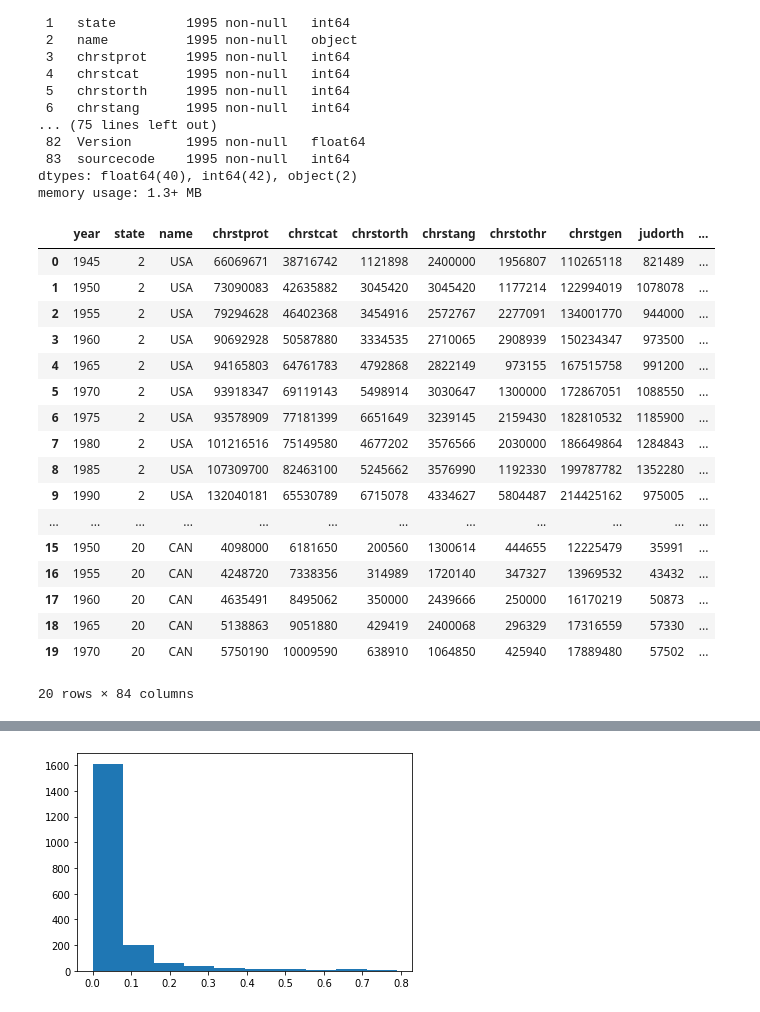
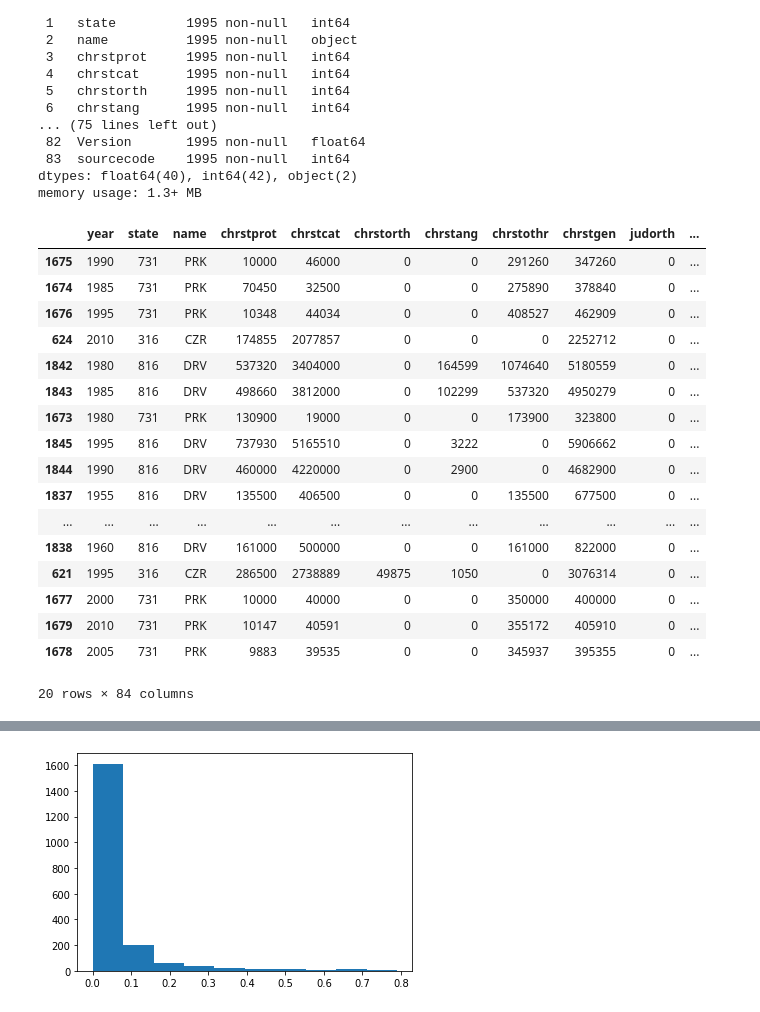
Before and after one commit to R0go/Religion, a Jupyter notebook: project.ipynb, the cells around one changed output, grey strips where cells are left out. Cells and saved outputs as stored; diff of their text form; code cells hidden in the pictures.

```diff
--- a/project.ipynb
+++ b/project.ipynb
@@ -131,25 +130,26 @@ Data columns (total 84 columns):
 dtypes: float64(40), int64(42), object(2)
 memory usage: 1.3+ MB
 # %%
+WRP_national= WRP_national.sort_values('nonreligpct', ascending=False)
 WRP_national.head(20)
 # %% [output]
 |  | year | state | name | chrstprot | chrstcat | chrstorth | chrstang | chrstothr | chrstgen | judorth | ... |
-| 0 | 1945 | 2 | USA | 66069671 | 38716742 | 1121898 | 2400000 | 1956807 | 110265118 | 821489 | ... |
-| 1 | 1950 | 2 | USA | 73090083 | 42635882 | 3045420 | 3045420 | 1177214 | 122994019 | 1078078 | ... |
-| 2 | 1955 | 2 | USA | 79294628 | 46402368 | 3454916 | 2572767 | 2277091 | 134001770 | 944000 | ... |
-| 3 | 1960 | 2 | USA | 90692928 | 50587880 | 3334535 | 2710065 | 2908939 | 150234347 | 973500 | ... |
-| 4 | 1965 | 2 | USA | 94165803 | 64761783 | 4792868 | 2822149 | 973155 | 167515758 | 991200 | ... |
-| 5 | 1970 | 2 | USA | 93918347 | 69119143 | 5498914 | 3030647 | 1300000 | 172867051 | 1088550 | ... |
-| 6 | 1975 | 2 | USA | 93578909 | 77181399 | 6651649 | 3239145 | 2159430 | 182810532 | 1185900 | ... |
-| 7 | 1980 | 2 | USA | 101216516 | 75149580 | 4677202 | 3576566 | 2030000 | 186649864 | 1284843 | ... |
-| 8 | 1985 | 2 | USA | 107309700 | 82463100 | 5245662 | 3576990 | 1192330 | 199787782 | 1352280 | ... |
-| 9 | 1990 | 2 | USA | 132040181 | 65530789 | 6715078 | 4334627 | 5804487 | 214425162 | 975005 | ... |
+| 1675 | 1990 | 731 | PRK | 10000 | 46000 | 0 | 0 | 291260 | 347260 | 0 | ... |
+| 1674 | 1985 | 731 | PRK | 70450 | 32500 | 0 | 0 | 275890 | 378840 | 0 | ... |
+| 1676 | 1995 | 731 | PRK | 10348 | 44034 | 0 | 0 | 408527 | 462909 | 0 | ... |
+| 624 | 2010 | 316 | CZR | 174855 | 2077857 | 0 | 0 | 0 | 2252712 | 0 | ... |
+| 1842 | 1980 | 816 | DRV | 537320 | 3404000 | 0 | 164599 | 1074640 | 5180559 | 0 | ... |
+| 1843 | 1985 | 816 | DRV | 498660 | 3812000 | 0 | 102299 | 537320 | 4950279 | 0 | ... |
+| 1673 | 1980 | 731 | PRK | 130900 | 19000 | 0 | 0 | 173900 | 323800 | 0 | ... |
+| 1845 | 1995 | 816 | DRV | 737930 | 5165510 | 0 | 3222 | 0 | 5906662 | 0 | ... |
+| 1844 | 1990 | 816 | DRV | 460000 | 4220000 | 0 | 2900 | 0 | 4682900 | 0 | ... |
+| 1837 | 1955 | 816 | DRV | 135500 | 406500 | 0 | 0 | 135500 | 677500 | 0 | ... |
 | ... | ... | ... | ... | ... | ... | ... | ... | ... | ... | ... | ... |
-| 15 | 1950 | 20 | CAN | 4098000 | 6181650 | 200560 | 1300614 | 444655 | 12225479 | 35991 | ... |
-| 16 | 1955 | 20 | CAN | 4248720 | 7338356 | 314989 | 1720140 | 347327 | 13969532 | 43432 | ... |
-| 17 | 1960 | 20 | CAN | 4635491 | 8495062 | 350000 | 2439666 | 250000 | 16170219 | 50873 | ... |
-| 18 | 1965 | 20 | CAN | 5138863 | 9051880 | 429419 | 2400068 | 296329 | 17316559 | 57330 | ... |
-| 19 | 1970 | 20 | CAN | 5750190 | 10009590 | 638910 | 1064850 | 425940 | 17889480 | 57502 | ... |
+| 1838 | 1960 | 816 | DRV | 161000 | 500000 | 0 | 0 | 161000 | 822000 | 0 | ... |
+| 621 | 1995 | 316 | CZR | 286500 | 2738889 | 49875 | 1050 | 0 | 3076314 | 0 | ... |
+| 1677 | 2000 | 731 | PRK | 10000 | 40000 | 0 | 0 | 350000 | 400000 | 0 | ... |
+| 1679 | 2010 | 731 | PRK | 10147 | 40591 | 0 | 0 | 355172 | 405910 | 0 | ... |
+| 1678 | 2005 | 731 | PRK | 9883 | 39535 | 0 | 0 | 345937 | 395355 | 0 | ... |
 20 rows × 84 columns
 # %%
 columns = WRP_national.columns
```
Also changed, not shown: parts of 5 cells of this notebook.
